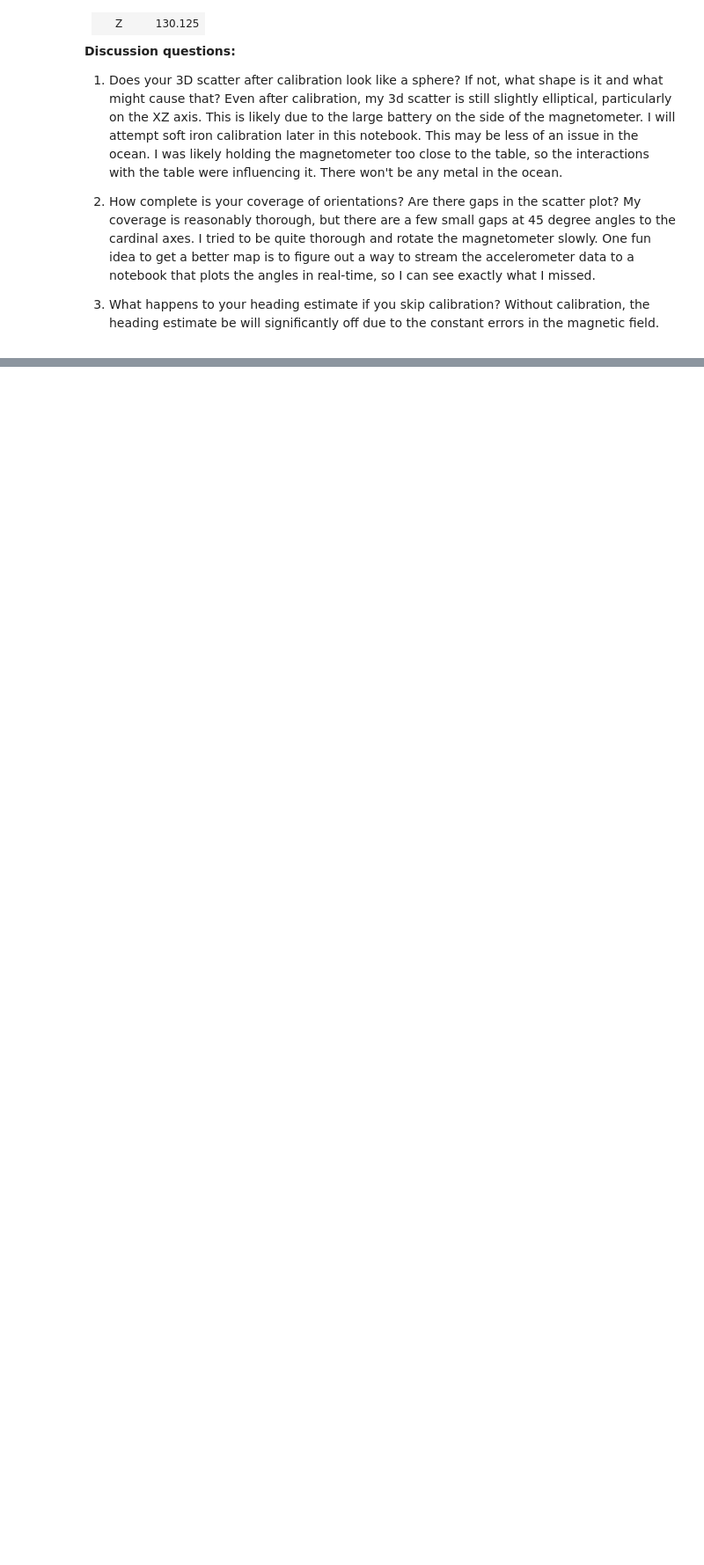
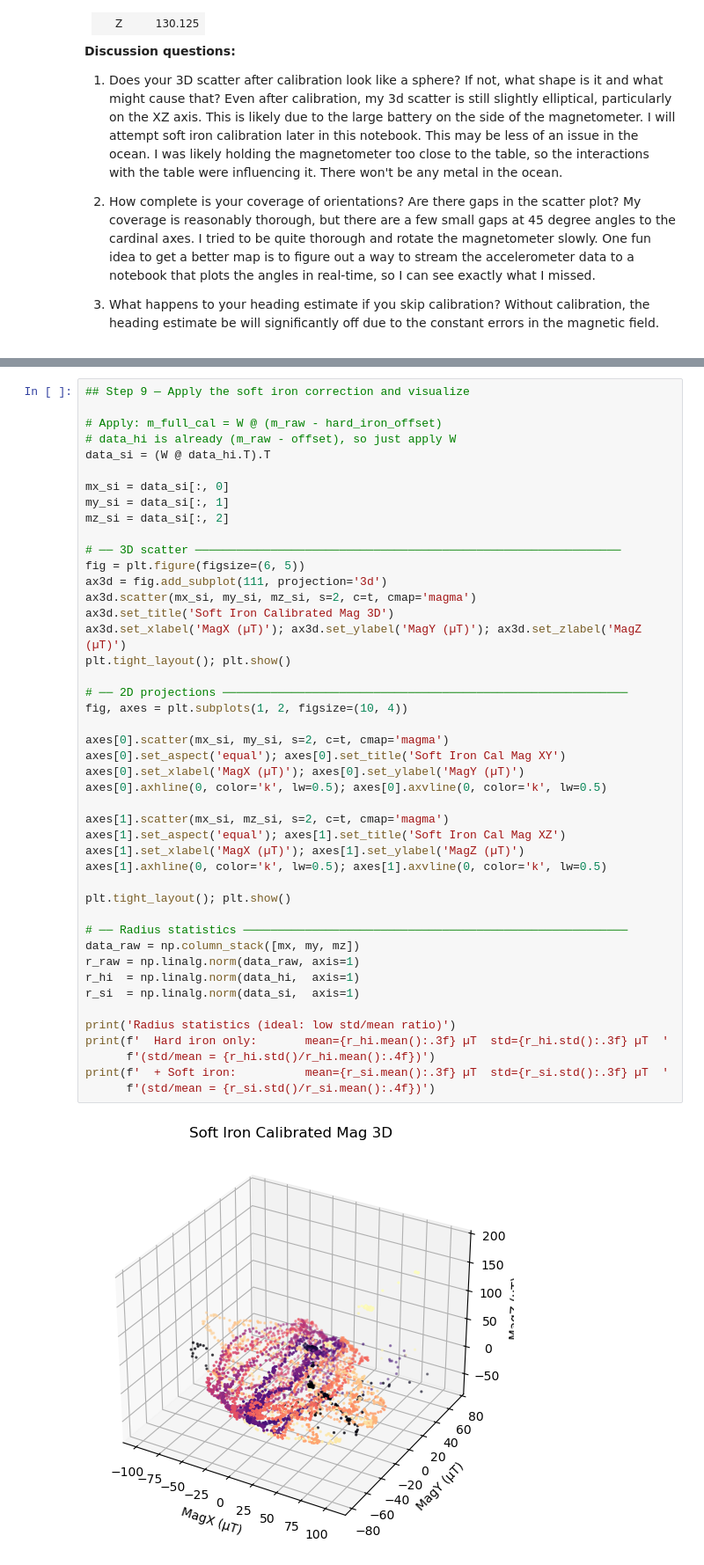
Before and after one commit to arobotdinosaur/MAE_223_Work, a Jupyter notebook: magcal_notebook.ipynb, the cells around one changed output, grey strips where cells are left out. Shown at 88% size. Cells and saved outputs as stored; diff of their text form; blank space fills up the shorter version.

```diff
--- a/magcal_notebook.ipynb
+++ b/magcal_notebook.ipynb
@@ -168,0 +277,47 @@ Without calibration, the heading estimate be will significantly off due to the c
+# %%
+## Step 9 — Apply the soft iron correction and visualize
+
+# Apply: m_full_cal = W @ (m_raw - hard_iron_offset)
+# data_hi is already (m_raw - offset), so just apply W
+data_si = (W @ data_hi.T).T
+
+mx_si = data_si[:, 0]
+my_si = data_si[:, 1]
+mz_si = data_si[:, 2]
+
+# ── 3D scatter ──────────────────────────────────────────────────────────────
+fig = plt.figure(figsize=(6, 5))
+ax3d = fig.add_subplot(111, projection='3d')
+ax3d.scatter(mx_si, my_si, mz_si, s=2, c=t, cmap='magma')
+ax3d.set_title('Soft Iron Calibrated Mag 3D')
+ax3d.set_xlabel('MagX (µT)'); ax3d.set_ylabel('MagY (µT)'); ax3d.set_zlabel('MagZ (µT)')
+plt.tight_layout(); plt.show()
+
+# ── 2D projections ───────────────────────────────────────────────────────────
+fig, axes = plt.subplots(1, 2, figsize=(10, 4))
+
+axes[0].scatter(mx_si, my_si, s=2, c=t, cmap='magma')
+axes[0].set_aspect('equal'); axes[0].set_title('Soft Iron Cal Mag XY')
+axes[0].set_xlabel('MagX (µT)'); axes[0].set_ylabel('MagY (µT)')
+axes[0].axhline(0, color='k', lw=0.5); axes[0].axvline(0, color='k', lw=0.5)
+
+axes[1].scatter(mx_si, mz_si, s=2, c=t, cmap='magma')
+axes[1].set_aspect('equal'); axes[1].set_title('Soft Iron Cal Mag XZ')
+axes[1].set_xlabel('MagX (µT)'); axes[1].set_ylabel('MagZ (µT)')
+axes[1].axhline(0, color='k', lw=0.5); axes[1].axvline(0, color='k', lw=0.5)
+
+plt.tight_layout(); plt.show()
+
+# ── Radius statistics ────────────────────────────────────────────────────────
+data_raw = np.column_stack([mx, my, mz])
+r_raw = np.linalg.norm(data_raw, axis=1)
+r_hi  = np.linalg.norm(data_hi,  axis=1)
+r_si  = np.linalg.norm(data_si,  axis=1)
+
+print('Radius statistics (ideal: low std/mean ratio)')
+print(f'  Hard iron only:       mean={r_hi.mean():.3f} µT  std={r_hi.std():.3f} µT  '
+      f'(std/mean = {r_hi.std()/r_hi.mean():.4f})')
+print(f'  + Soft iron:          mean={r_si.mean():.3f} µT  std={r_si.std():.3f} µT  '
+      f'(std/mean = {r_si.std()/r_si.mean():.4f})')
+# %% [output]
+[figure, added]
```
Also changed, not shown: parts of 11 cells of this notebook, 1 other file.
